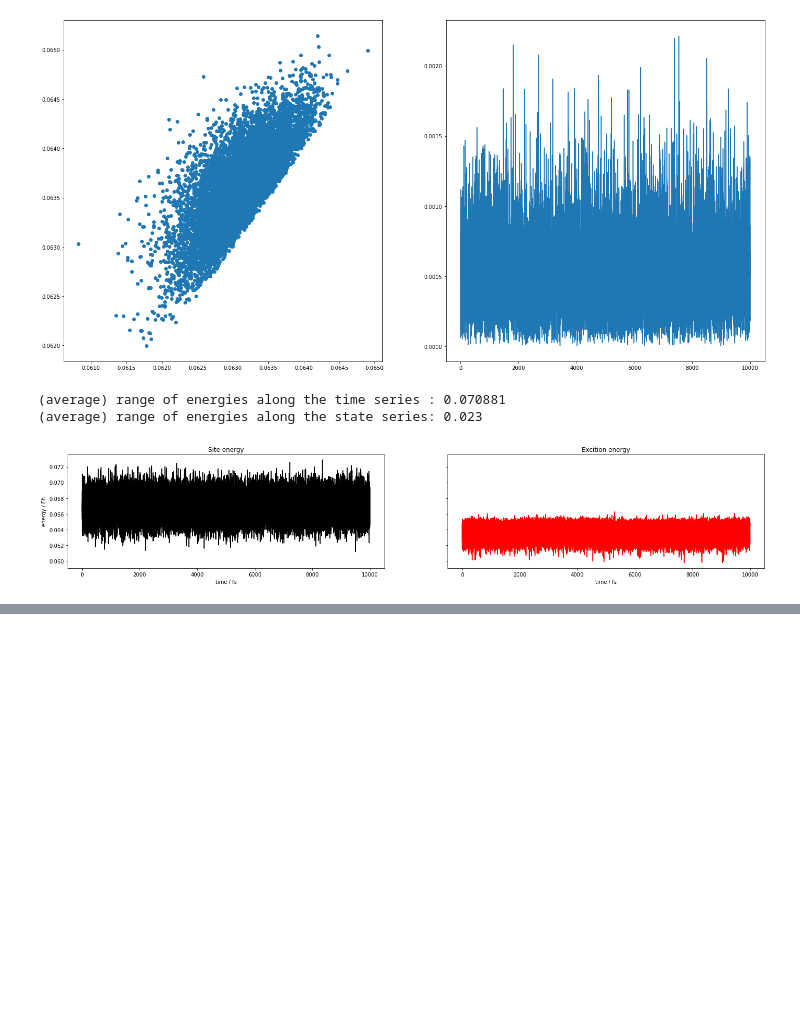
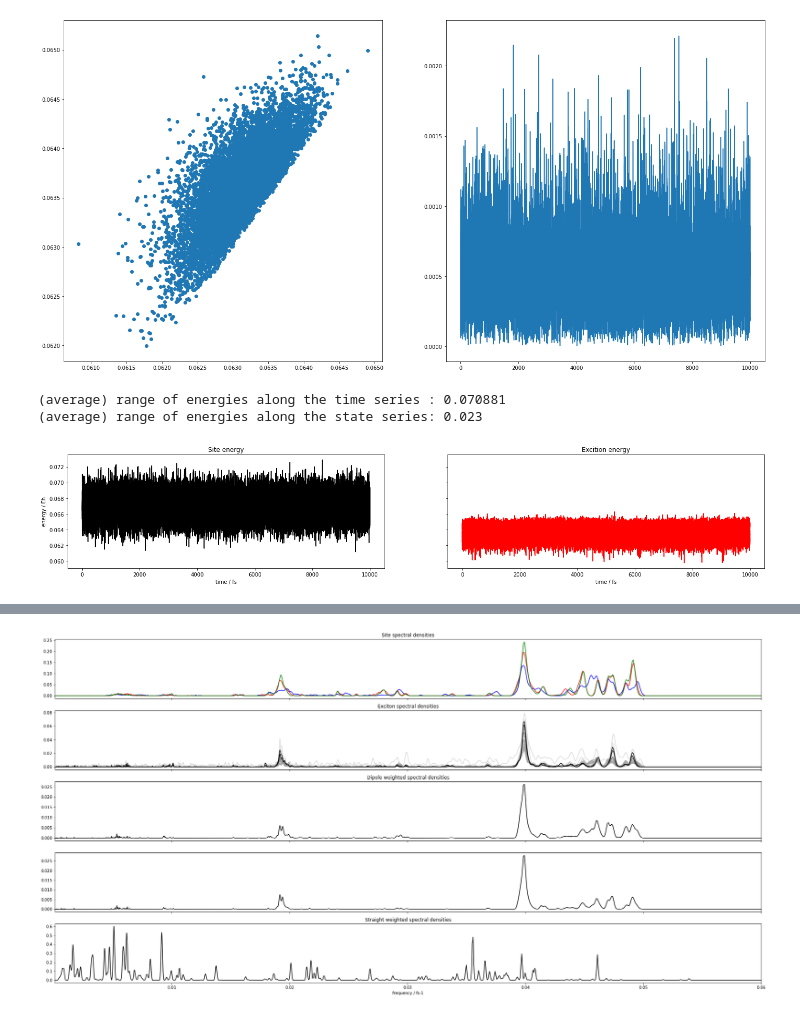
Before and after one commit to Oliver-Feighan/SpectralDensity, a Jupyter notebook: notebooks/chl_xtb.ipynb, the cells around one changed output, grey strips where cells are left out. Saved outputs shown, nothing was run; the diff lists cells and outputs as text; code cells hidden in the pictures; blank space fills up the shorter version.

```diff
--- a/notebooks/chl_xtb.ipynb
+++ b/notebooks/chl_xtb.ipynb
@@ -21,3 +17,5 @@ Warning: importing 'simtk.openmm' is deprecated.  Import 'openmm' instead.
 # %%
-states = partition_energy.read_splits("states_energies", (1000, 28), "100ps_10fs")
-states.shape
+length = 100 #ps
+dt = 10 #fs
+
+LHII = read_files.all_LHII_data(f"{length}ps_{dt}fs")
@@ -170,13 +131,11 @@ print(f"""
 (average) range of energies along the time series : 0.070881
 (average) range of energies along the state series: 0.023
 # %%
-site_energies = partition_energy.read_splits("transition_energies", (1000, 27), "100ps_10fs")
-
 fig, ax = plt.subplots(1, 2, sharex=True, sharey=True)
 
 for i in range(0, 5):
-    ax[0].plot(site_energies[:,i], color='black')
-    ax[1].plot(exciton_energies[:, i], color='red')
+    ax[0].plot(LHII["site_e"][:,i], color='black')
+    ax[1].plot(LHII["exciton_energies"][:, i], color='red')
 
 ax[0].set_title("Site energy")
 ax[1].set_title("Excition energy")
@@ -389,0 +150,3 @@ NameError: name 'first_half' is not defined
+# %%
+#Eigenstates by probability
+lights, spheres = absorption.probabilities(LHII["eigvec"], LHII["dipoles"])
@@ -389,0 +177,68 @@ NameError: name 'first_half' is not defined
+# %%
+fig, ax = plt.subplots(5, 1, sharex=True)
+
+start, end = 1e-4, 6e-2
+num = 3500
+
+ax[0].set_xlim(start, end)
+ax[1].set_xlim(start, end)
+ax[2].set_xlim(start, end)
+ax[3].set_xlim(start, end)
+
+p_range = (start, end, num)
+
+colors=["red", "blue", "green"]
+
+#Sites excitations
+ax[0].set_title("Site spectral densities")
+
+b850a = list(range(0, 27, 3))
+b800 = list(range(1, 27, 3))
+b850b = list(range(2, 27, 3))
+
+spectral_density.broadened_average_spectral_density(LHII["site_e"], dt, ax[0], indices=b800, broadening=0.0025, p_range=p_range, color="blue")
+spectral_density.broadened_average_spectral_density(LHII["site_e"], dt, ax[0], indices=b850a, broadening=0.0025, p_range=p_range, color="red")
+spectral_density.broadened_average_spectral_density(LHII["site_e"], dt, ax[0], indices=b850b, broadening=0.0025, p_range=p_range, color="green")
+
+#Exciton excitations
+ax[1].set_title("Exciton spectral densities")
+
+average_sphere = np.array([np.mean(spheres[:, i]) for i in range(27)])
+weight = [x/np.max(average_sphere) for x in average_sphere]
+for i in range(26, 0, -1):
+    print(i, end=" ")
+    spectral_density.broadened_spectral_density(LHII["exciton_energies"][:, i], dt, ax[1], 0.0025, p_range=p_range, color=f"{1-weight[i]}")
+
+
+# Weighted average
+avg_by_probability = np.average(LHII["exciton_energies"], axis=1, weights = spheres)
+spectral_density.broadened_spectral_density(avg_by_probability, dt, ax[2], 0.0025, p_range=p_range)
+
+ax[2].set_title("Dipole weighted spectral densities")
+
+
+#Average
+avg_no_weight = np.average(LHII["exciton_energies"], axis=1)
+spectral_density.broadened_spectral_density(avg_no_weight, dt, ax[3], 0.0025, p_range=p_range)
+
+ax[4].set_title("Straight weighted spectral densities")
+
+import json
+with open("../data/hessians/huang_rhys.json") as hr_json:
+    res = json.load(hr_json)
+
+hrfs = [res[x]["hrf"] for x in res.keys()]
+wavenumbers = [res[x]["wavenumber"] for x in res.keys()]
+freqs = [res[x]["frequency"] for x in res.keys()]
+
+hrf_broadening = spectral_density.gaussians_static_broadening(hrfs, freqs, 0.00006, 0)
+spectral_density.plot_gaussians(hrf_broadening, 0.6, ax[4], p_range=p_range)
+ax[4].set_xlabel("frequency / fs-1")
+
+#ax[0].set_xscale('log')
+#ax[1].set_xscale('log')
+#ax[2].set_xscale('log')
+#ax[3].set_xscale('log')
+
+fig.set_size_inches(32, 16)
+# %% [output]
@@ -389,0 +246 @@ NameError: name 'first_half' is not defined
+[figure, added]
```
Also changed, not shown: parts of 14 cells of this notebook, 36 other files.
